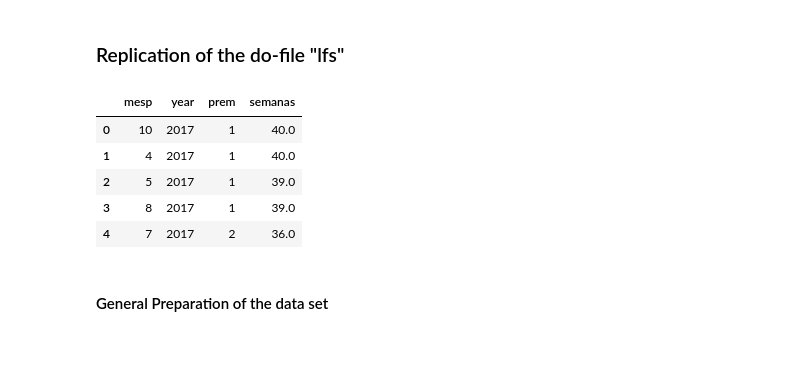
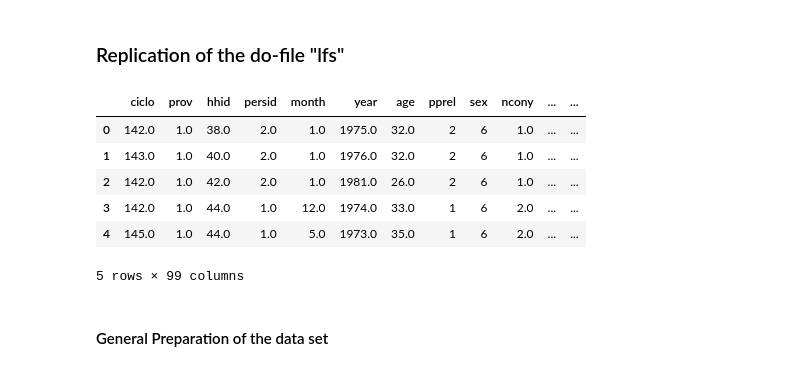
Before and after one commit to marclipfert/student-project-antonia-marc, a Jupyter notebook: student_project_Antonia_Marc.ipynb, the cells around one changed output. Cells and saved outputs as stored; diff of their text form; code cells hidden in the pictures.

```diff
--- a/student_project_Antonia_Marc.ipynb
+++ b/student_project_Antonia_Marc.ipynb
@@ -911,15 +900,16 @@ In regression specification (7), the author forgot to specify an interaction ter
 # %%
 # read data in:
 
 df_lfs = pd.read_stata("data/data_lfs_20110196.dta")
-df.head()
+df_lfs.head()
 # %% [output]
-|  | mesp | year | prem | semanas |
-| 0 | 10 | 2017 | 1 | 40.0 |
-| 1 | 4 | 2017 | 1 | 40.0 |
-| 2 | 5 | 2017 | 1 | 39.0 |
-| 3 | 8 | 2017 | 1 | 39.0 |
-| 4 | 7 | 2017 | 2 | 36.0 |
+|  | ciclo | prov | hhid | persid | month | year | age | pprel | sex | ncony | ... | ... |
+| 0 | 142.0 | 1.0 | 38.0 | 2.0 | 1.0 | 1975.0 | 32.0 | 2 | 6 | 1.0 | ... | ... |
+| 1 | 143.0 | 1.0 | 40.0 | 2.0 | 1.0 | 1976.0 | 32.0 | 2 | 6 | 1.0 | ... | ... |
+| 2 | 142.0 | 1.0 | 42.0 | 2.0 | 1.0 | 1981.0 | 26.0 | 2 | 6 | 1.0 | ... | ... |
+| 3 | 142.0 | 1.0 | 44.0 | 1.0 | 12.0 | 1974.0 | 33.0 | 1 | 6 | 2.0 | ... | ... |
+| 4 | 145.0 | 1.0 | 44.0 | 1.0 | 5.0 | 1973.0 | 35.0 | 1 | 6 | 2.0 | ... | ... |
+5 rows × 99 columns
 # %% [markdown]
 #### General Preparation of the data set
 # %%
```
Also changed, not shown: parts of 2 cells of this notebook, 10 other files.
